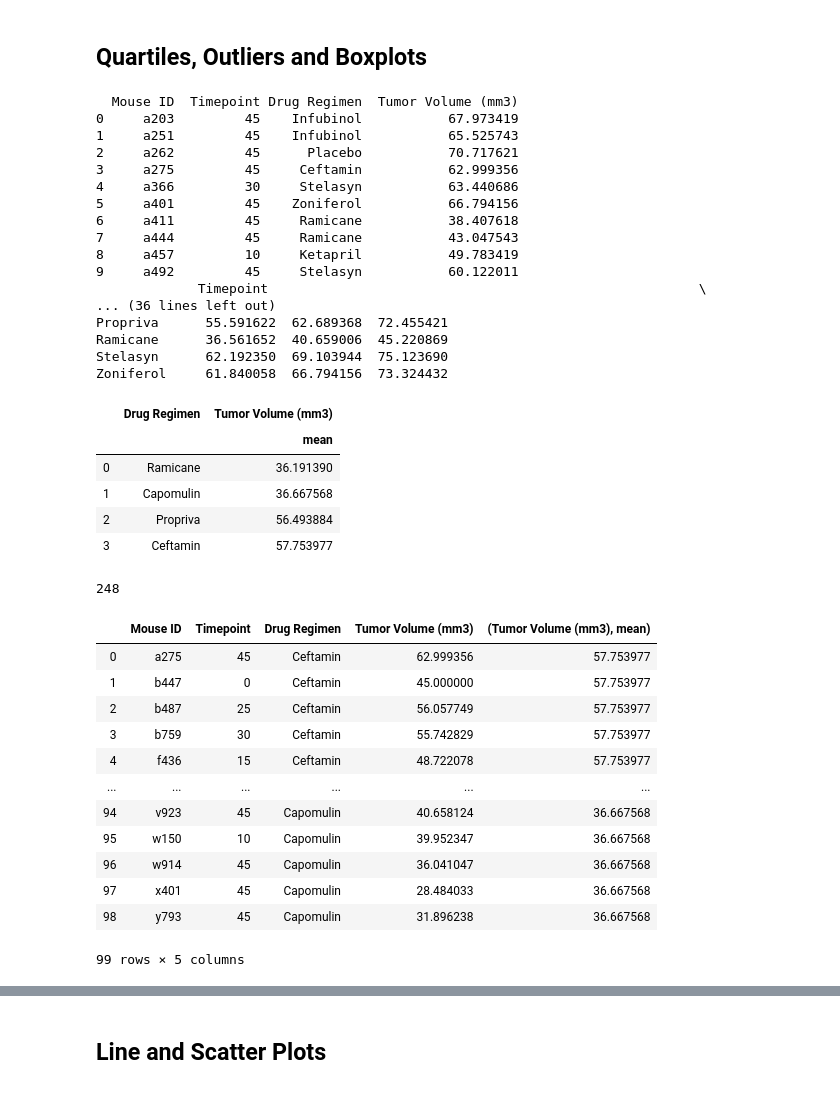
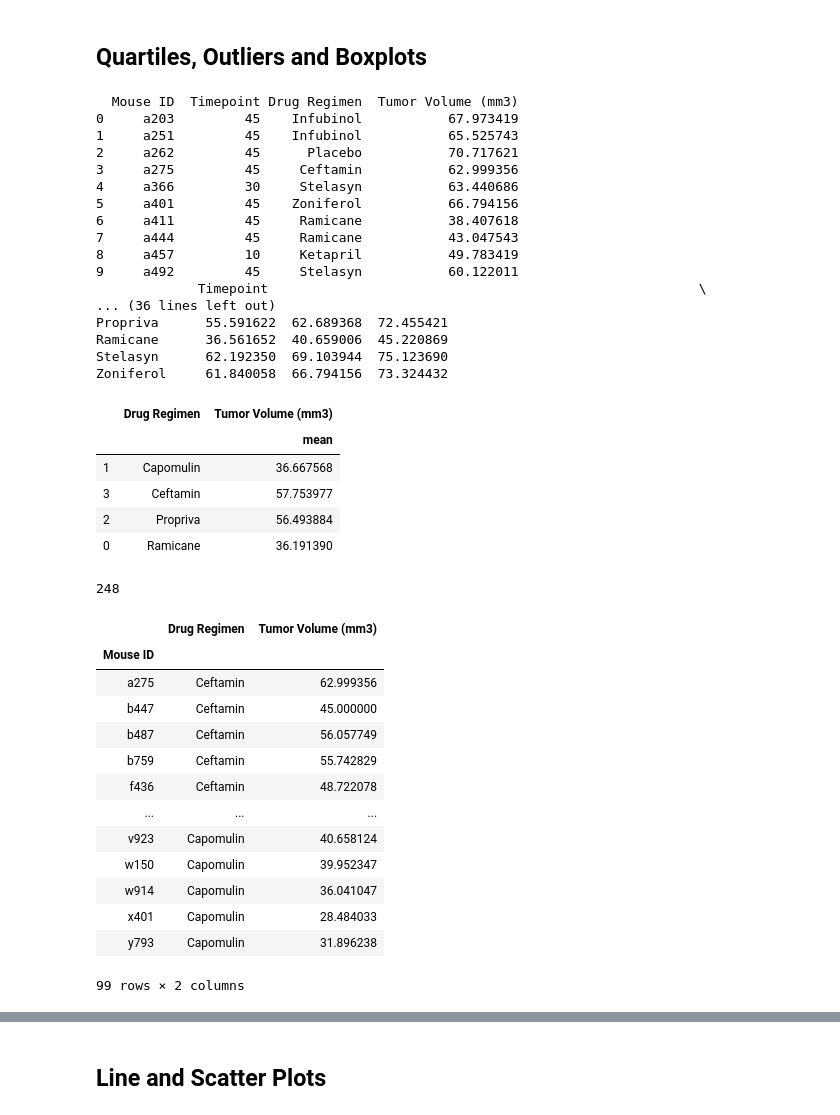
Before and after one commit to gshreve01/Matplot-Challenge, a Jupyter notebook: Pymaceuticals/pymaceuticals.ipynb, the cells around one changed output, grey strips where cells are left out. Cells and saved outputs as stored; diff of their text form; code cells hidden in the pictures.

```diff
--- a/Pymaceuticals/pymaceuticals.ipynb
+++ b/Pymaceuticals/pymaceuticals.ipynb
@@ -521,6 +529,9 @@ print(final_tumor_stats.head(10))
 # assuming those are the most promising
 tumor_size_mean_df = pd.DataFrame(final_tumor_stats[('Tumor Volume (mm3)',  'mean')])
 four_most_promising_regimens = tumor_size_mean_df.sort_values(('Tumor Volume (mm3)',  'mean'), ascending=True).head(4).reset_index()
+
+# attempting to get rid of performance warning, so sorting by name
+four_most_promising_regimens.sort_values('Drug Regimen', ascending=True, inplace=True)
 four_most_promising_regimens
 # %% [output]
   Mouse ID  Timepoint Drug Regimen  Tumor Volume (mm3)
@@ -542,28 +553,34 @@ Stelasyn      62.192350  69.103944  75.123690
 Zoniferol     61.840058  66.794156  73.324432
 |  | Drug Regimen | Tumor Volume (mm3) |
 |  |  | mean |
+| 1 | Capomulin | 36.667568 |
+| 3 | Ceftamin | 57.753977 |
+| 2 | Propriva | 56.493884 |
 | 0 | Ramicane | 36.191390 |
-| 1 | Capomulin | 36.667568 |
-| 2 | Propriva | 56.493884 |
-| 3 | Ceftamin | 57.753977 |
 # %%
 # Pull out only the records for the top four
-# this is an easier merge
+# this is an easier merge, but it may generate a performance warning
 print(final_tumor_volume_df.count()[0])
-top_4_final_tumor_volue_df = pd.merge(final_tumor_volume_df, four_most_promising_regimens,  how='inner', on='Drug Regimen')
+
+# this has been generating a performance warning.  I added statements to ignore user and performance warnings
+# in general, I don't think that would be a good practice, but this is limited data and now worth
+# making the same level
+top_4_final_tumor_volue_df = pd.merge(final_tumor_volume_df, four_most_promising_regimens,  how='inner', on='Drug Regimen')[['Mouse ID', 'Drug Regimen', 'Tumor Volume (mm3)']]
+top_4_final_tumor_volue_df.set_index('Mouse ID', inplace=True)
 top_4_final_tumor_volue_df
 # %% [output]
 248
-|  | Mouse ID | Timepoint | Drug Regimen | Tumor Volume (mm3) | (Tumor Volume (mm3), mean) |
-| 0 | a275 | 45 | Ceftamin | 62.999356 | 57.753977 |
-| 1 | b447 | 0 | Ceftamin | 45.000000 | 57.753977 |
-| 2 | b487 | 25 | Ceftamin | 56.057749 | 57.753977 |
-| 3 | b759 | 30 | Ceftamin | 55.742829 | 57.753977 |
-| 4 | f436 | 15 | Ceftamin | 48.722078 | 57.753977 |
-| ... | ... | ... | ... | ... | ... |
-| 94 | v923 | 45 | Capomulin | 40.658124 | 36.667568 |
-| 95 | w150 | 10 | Capomulin | 39.952347 | 36.667568 |
-| 96 | w914 | 45 | Capomulin | 36.041047 | 36.667568 |
-| 97 | x401 | 45 | Capomulin | 28.484033 | 36.667568 |
-| 98 | y793 | 45 | Capomulin | 31.896238 | 36.667568 |
+|  | Drug Regimen | Tumor Volume (mm3) |
+| Mouse ID |  |  |
+| a275 | Ceftamin | 62.999356 |
+| b447 | Ceftamin | 45.000000 |
+| b487 | Ceftamin | 56.057749 |
+| b759 | Ceftamin | 55.742829 |
+| f436 | Ceftamin | 48.722078 |
+| ... | ... | ... |
+| v923 | Capomulin | 40.658124 |
+| w150 | Capomulin | 39.952347 |
+| w914 | Capomulin | 36.041047 |
+| x401 | Capomulin | 28.484033 |
+| y793 | Capomulin | 31.896238 |
-99 rows × 5 columns
+99 rows × 2 columns
```
Also changed, not shown: parts of 6 cells of this notebook.
